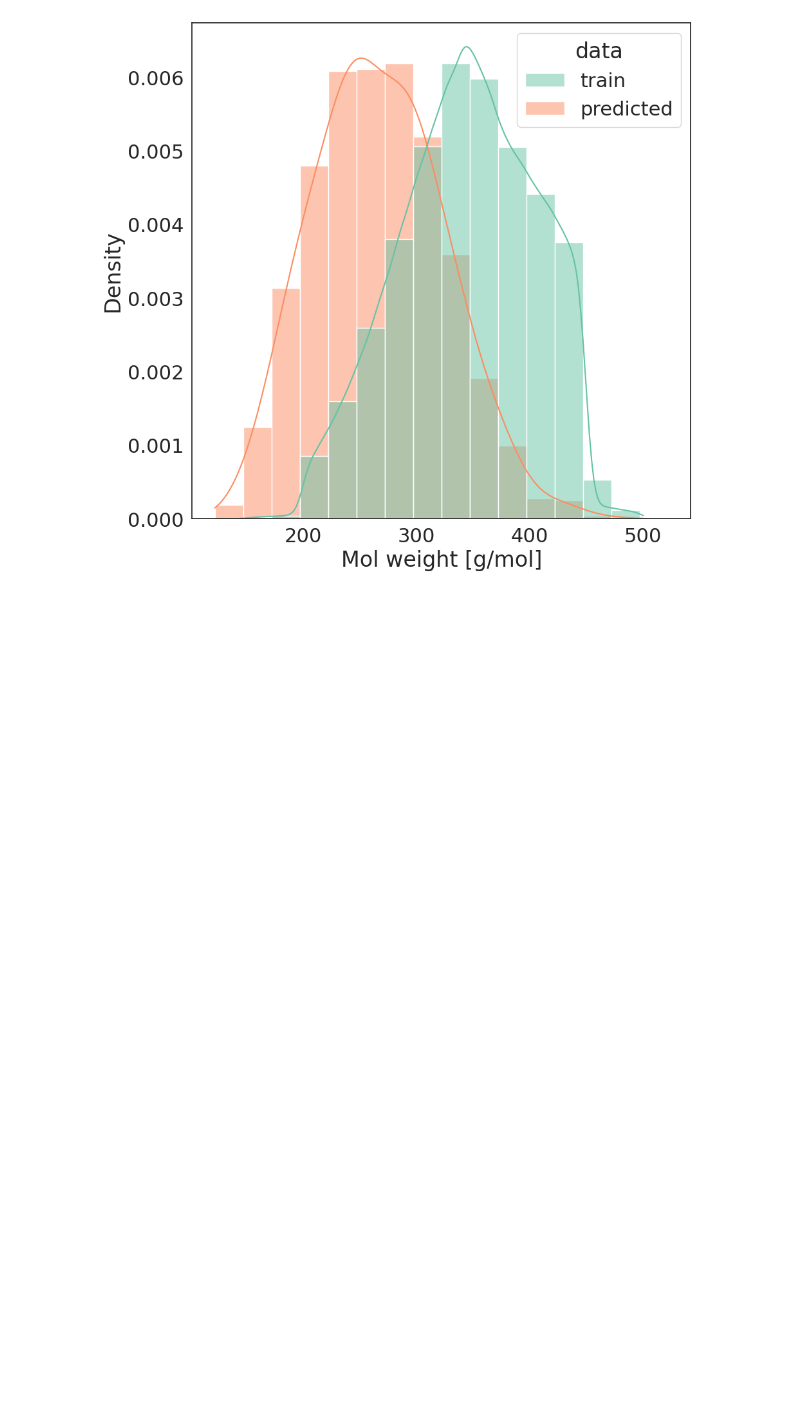
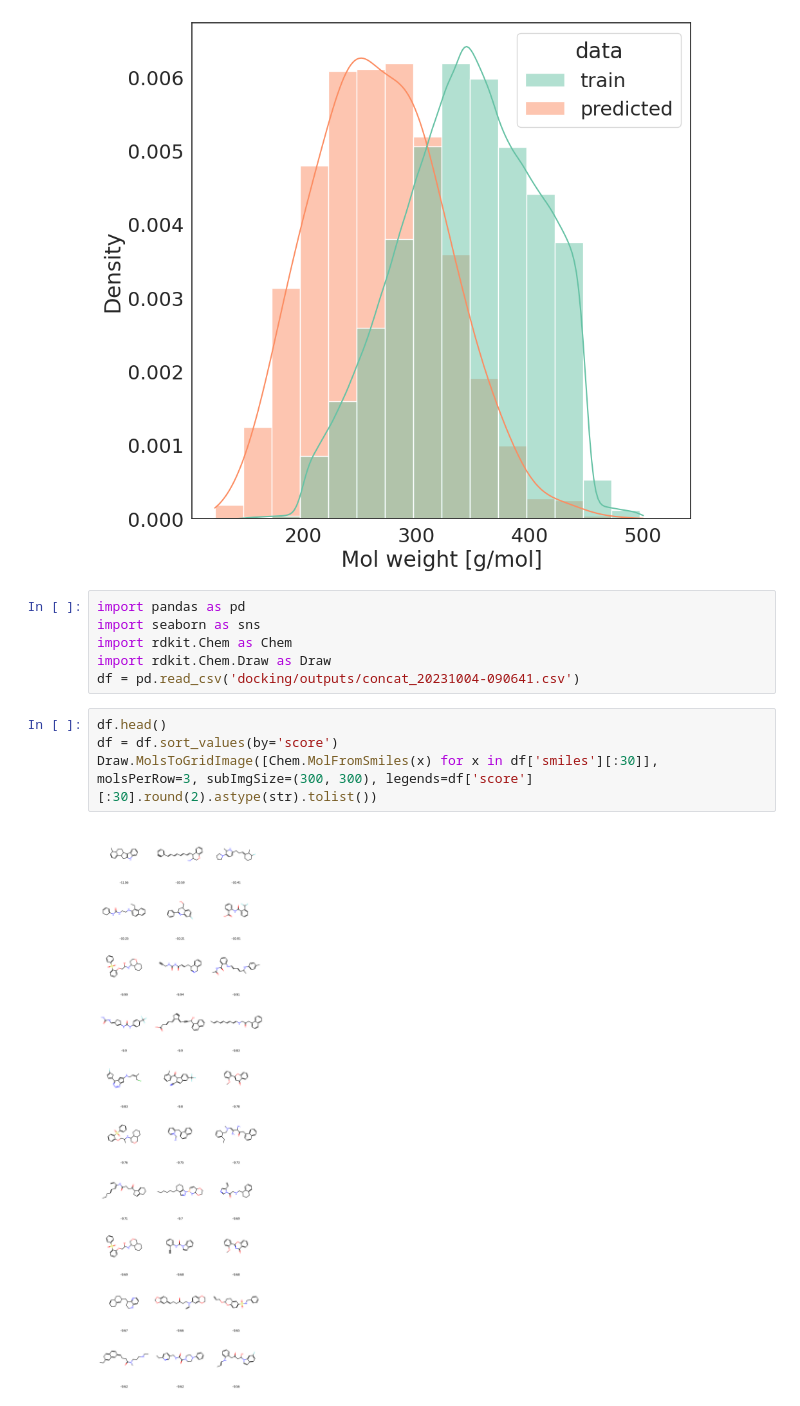
Before and after one commit to asiomchen/mldd23_project1, a Jupyter notebook: data_analysis.ipynb, the cells around one changed output. Saved outputs shown, nothing was run; the diff lists cells and outputs as text; blank space fills up the shorter version.

```diff
--- a/data_analysis.ipynb
+++ b/data_analysis.ipynb
@@ -91,3 +91,15 @@ fig.set(xlabel='Mol weight [g/mol]')
 plt.savefig(f"plots/train_vs_{fp_type}_mol_wt.svg", format='svg')
 # %% [output]
 [figure]
+# %%
+import pandas as pd
+import seaborn as sns
+import rdkit.Chem as Chem
+import rdkit.Chem.Draw as Draw
+df = pd.read_csv('docking/outputs/concat_20231004-090641.csv')
+# %%
+df.head()
+df = df.sort_values(by='score')
+Draw.MolsToGridImage([Chem.MolFromSmiles(x) for x in df['smiles'][:30]], molsPerRow=3, subImgSize=(300, 300), legends=df['score'][:30].round(2).astype(str).tolist())
+# %% [output]
+[figure, added]
```
Also changed, not shown: parts of 1 cell of this notebook, 15 other files.
